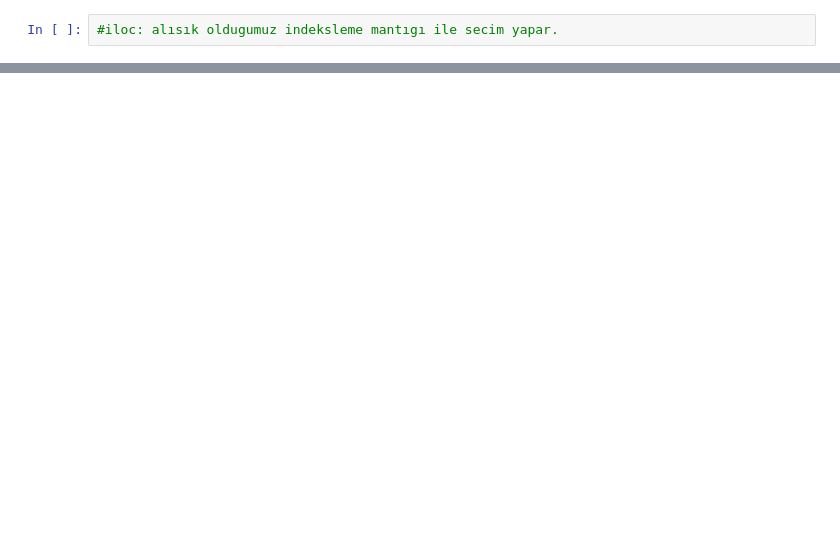
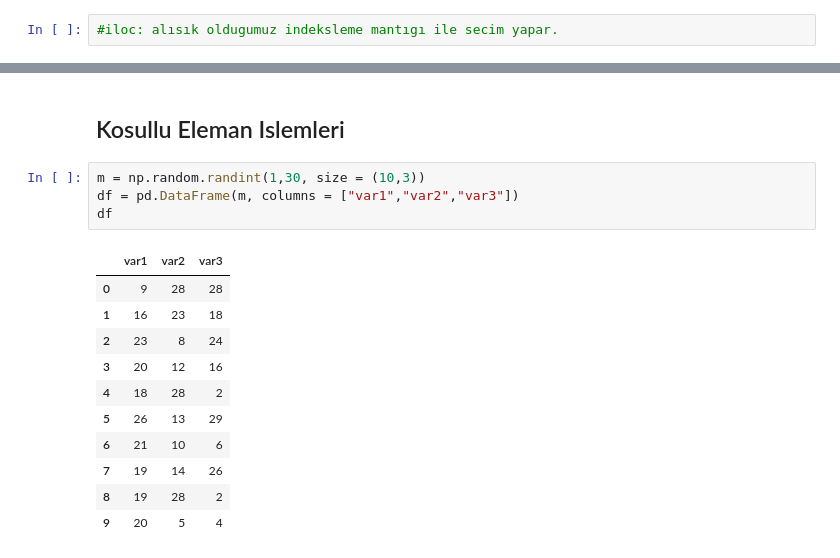
Before and after one commit to IbrahimErkan/Python-Programlama, a Jupyter notebook: DataManipulation-PANDAS.ipynb, the cells around one changed output, grey strips where cells are left out. Cells and saved outputs as stored; diff of their text form; blank space fills up the shorter version.

```diff
--- a/DataManipulation-PANDAS.ipynb
+++ b/DataManipulation-PANDAS.ipynb
@@ -602 +602,19 @@ df.iloc[0:3]["var3"]
 Name: var3, dtype: int32
+# %% [markdown]
+## Kosullu Eleman Islemleri
+# %%
+m = np.random.randint(1,30, size = (10,3))
+df = pd.DataFrame(m, columns = ["var1","var2","var3"])
+df
+# %% [output]
+|  | var1 | var2 | var3 |
+| 0 | 9 | 28 | 28 |
+| 1 | 16 | 23 | 18 |
+| 2 | 23 | 8 | 24 |
+| 3 | 20 | 12 | 16 |
+| 4 | 18 | 28 | 2 |
+| 5 | 26 | 13 | 29 |
+| 6 | 21 | 10 | 6 |
+| 7 | 19 | 14 | 26 |
+| 8 | 19 | 28 | 2 |
+| 9 | 20 | 5 | 4 |
```
Also changed, not shown: parts of 77 cells of this notebook.
